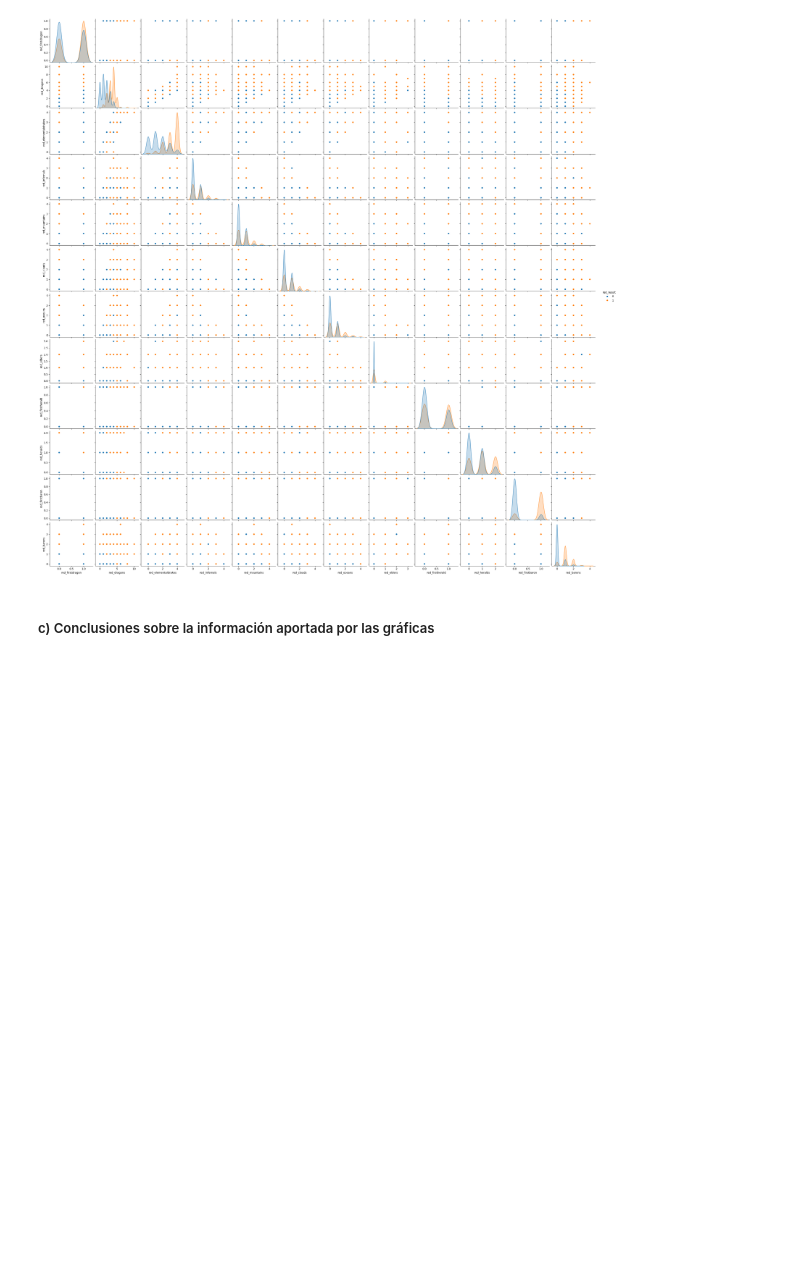
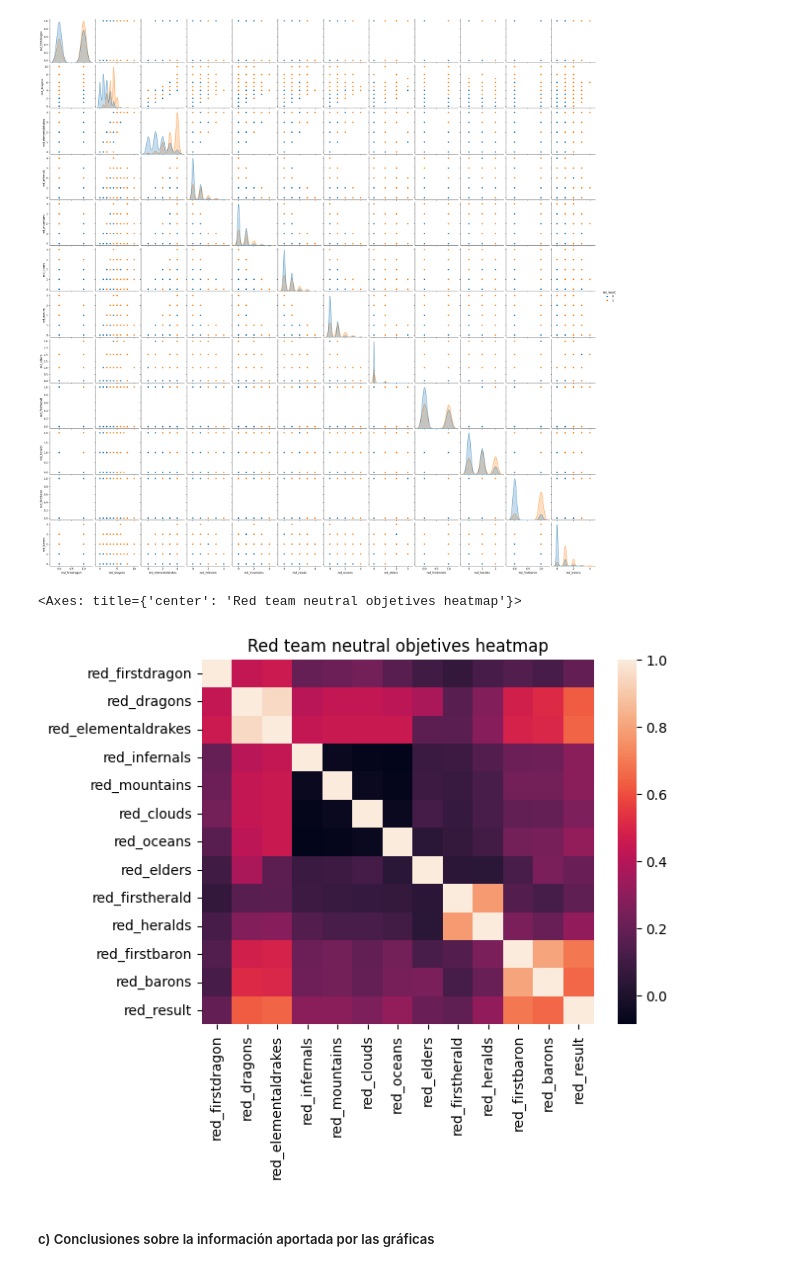
Before and after one commit to CamiloAPB/EDA_DS, a Jupyter notebook: Src/Notebooks/Exploracion_inicial.ipynb, the cells around one changed output. Cells and saved outputs as stored; diff of their text form; code cells hidden in the pictures; blank space fills up the shorter version.

```diff
--- a/Src/Notebooks/Exploracion_inicial.ipynb
+++ b/Src/Notebooks/Exploracion_inicial.ipynb
@@ -1127,6 +1150,12 @@ sns.pairplot(red_neutrals, hue="red_result")
 # %% [output]
 <seaborn.axisgrid.PairGrid at 0x...>
 [figure]
+# %%
+plt.title("Red team neutral objetives heatmap")
+sns.heatmap(red_neutrals.corr())
+# %% [output]
+<Axes: title={'center': 'Red team neutral objetives heatmap'}>
+[figure, added]
 # %% [markdown]
 ##### c\) Conclusiones sobre la información aportada por las gráficas
 # %% [markdown]
```
Also changed, not shown: parts of 11 cells of this notebook, 4 other files.
